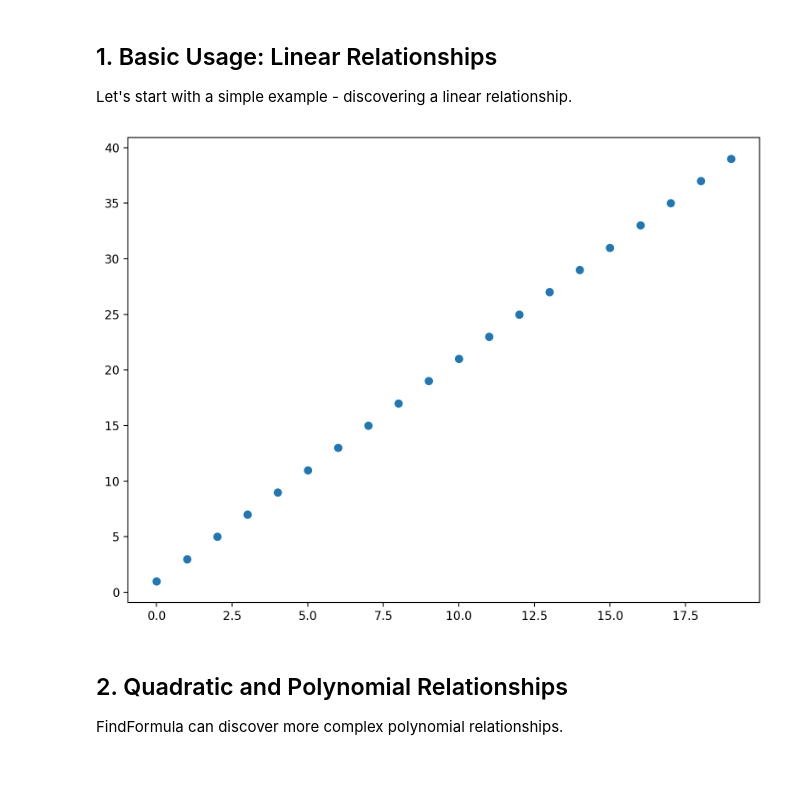
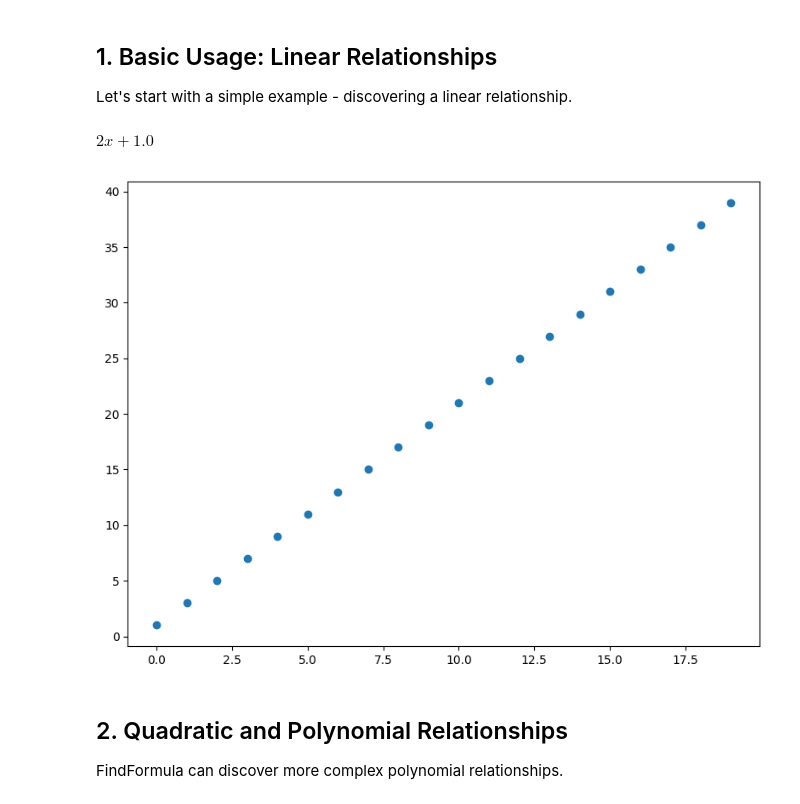
Before and after one commit to ckming102/deriver, a Jupyter notebook: examples/rendered/symbolic_regression.ipynb, the cells around one changed output. Cells and saved outputs as stored; diff of their text form; code cells hidden in the pictures; blank space fills up the shorter version.

```diff
--- a/examples/rendered/symbolic_regression.ipynb
+++ b/examples/rendered/symbolic_regression.ipynb
@@ -38,20 +38,22 @@ Let's start with a simple example - discovering a linear relationship.
 # %%
 # Generate data for y = 2x + 1
 x_lin = Symbol('x')
 data_linear = [[i, 2*i + 1] for i in range(20)]
 
 # Find the formula
 formula_linear = FindFormula(
     data_linear, x_lin,
     niterations=10,
     max_complexity=8
 )
 
 # Visualize
 plot_linear = ListPlot(data_linear)
-formula_linear, plot_linear
+display(formula_linear)
+display(plot_linear)
 # %% [output]
+$\displaystyle 2 x + 1.0$
-[figure, old version]
+[figure, new version]
 # %% [markdown]
 ## 2. Quadratic and Polynomial Relationships
 
```
Also changed, not shown: parts of 10 cells of this notebook.
